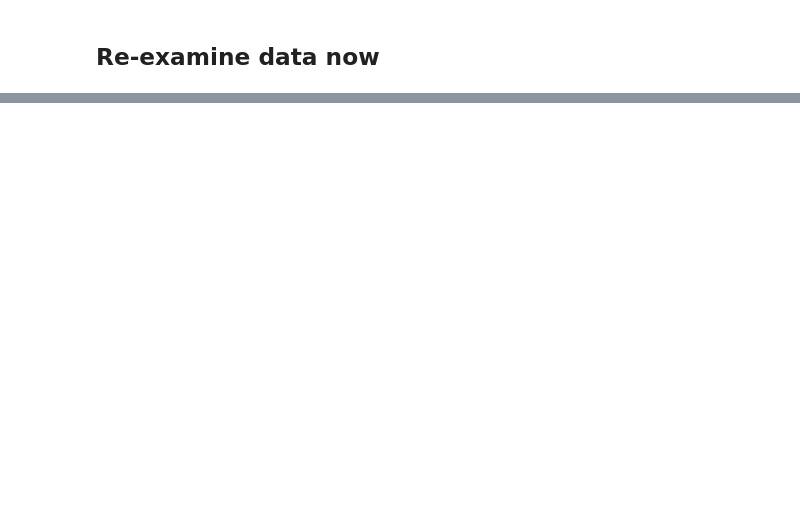
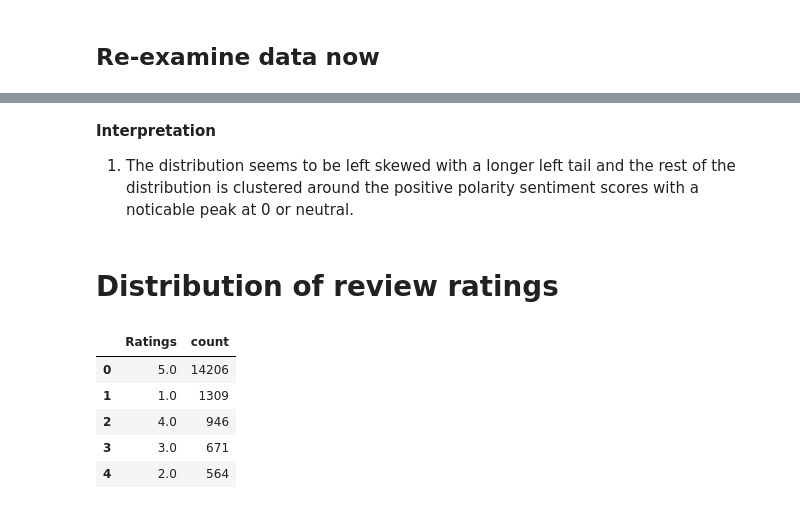
Before and after one commit to jimmy-nguyen-data-science/Capstone-Project-Amazon-Product-Reviews, a Jupyter notebook: Code_Library/03 - Data Exploration.ipynb, the cells around one changed output, grey strips where cells are left out. Drawn from its saved outputs; the diff is of its cells as text; code cells hidden in the pictures; blank space fills up the shorter version.

```diff
--- a/Code_Library/03 - Data Exploration.ipynb
+++ b/Code_Library/03 - Data Exploration.ipynb
@@ -220,0 +340,17 @@ df.sample(10)
+# %% [markdown]
+**Interpretation**
+
+1. The distribution seems to be left skewed with a longer left tail and the rest of the distribution is clustered around the positive polarity sentiment scores with a noticable peak at 0 or neutral.
+# %% [markdown]
+# Distribution of review ratings
+# %%
+# create a data frame to count the number of customer reviews by products and also rename a column as count
+rating_counts = pd.DataFrame(df[['review_star']].value_counts()).reset_index().rename(columns={'review_star': 'Ratings', 0:'count'})
+rating_counts
+# %% [output]
+|  | Ratings | count |
+| 0 | 5.0 | 14206 |
+| 1 | 1.0 | 1309 |
+| 2 | 4.0 | 946 |
+| 3 | 3.0 | 671 |
+| 4 | 2.0 | 564 |
```
Also changed, not shown: parts of 36 cells of this notebook.
